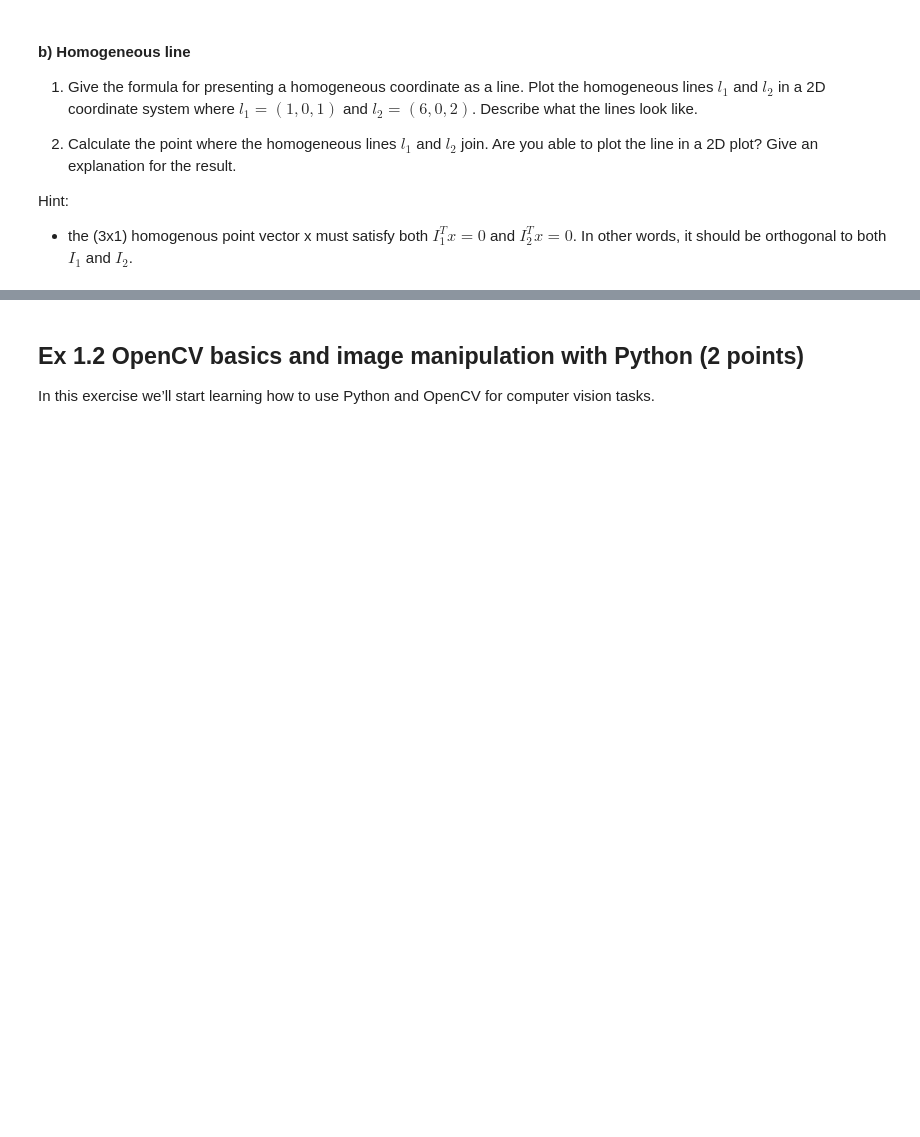
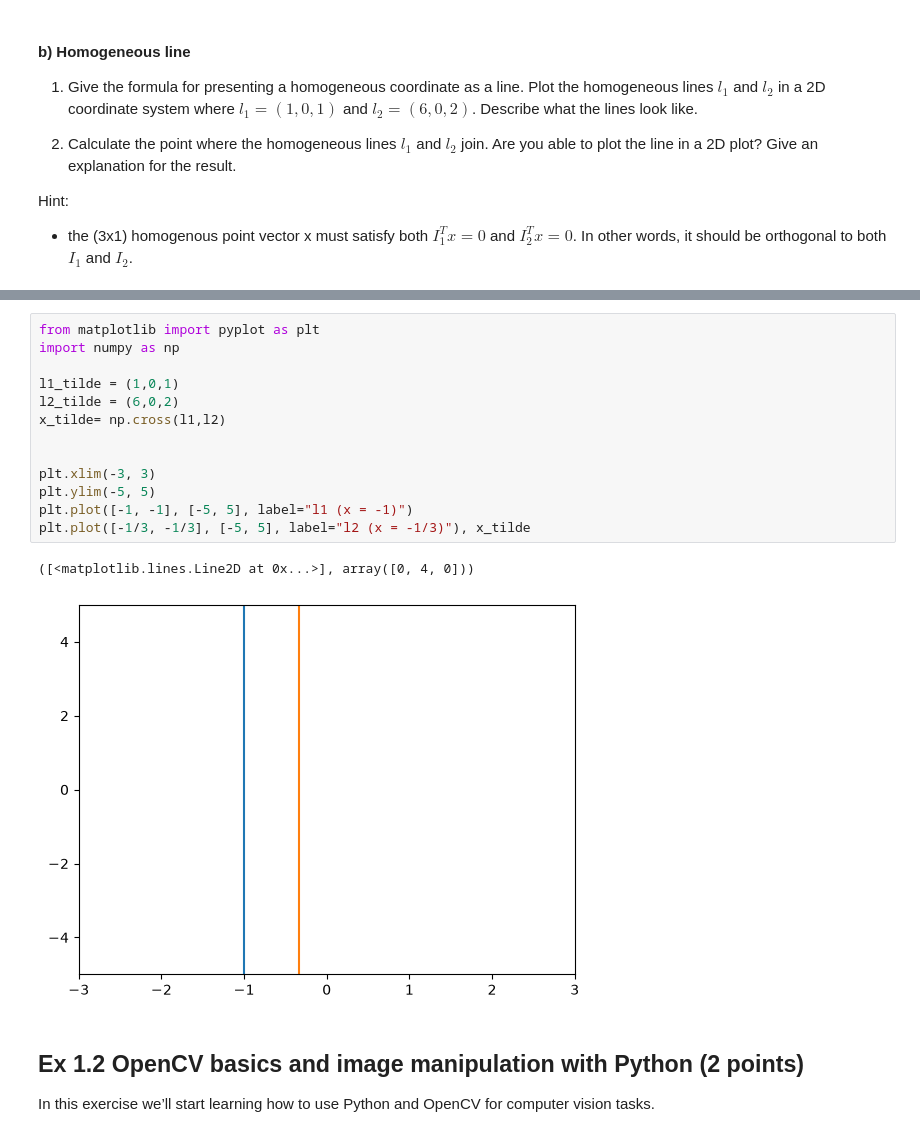
Before and after one commit to SepeZeus/compvis-exercises, a Jupyter notebook: CV-2026-exercises-01.ipynb, the cells around one changed output, grey strips where cells are left out. Cells and saved outputs as stored; diff of their text form; blank space fills up the shorter version.

```diff
--- a/CV-2026-exercises-01.ipynb
+++ b/CV-2026-exercises-01.ipynb
@@ -265,3 +282,19 @@ Hint:
+# %%
+from matplotlib import pyplot as plt
+import numpy as np
+
+l1_tilde = (1,0,1)
+l2_tilde = (6,0,2)
+x_tilde= np.cross(l1,l2)
+
+
+plt.xlim(-3, 3)
+plt.ylim(-5, 5)
+plt.plot([-1, -1], [-5, 5], label="l1 (x = -1)")
+plt.plot([-1/3, -1/3], [-5, 5], label="l2 (x = -1/3)"), x_tilde
+# %% [output]
+([<matplotlib.lines.Line2D at 0x...>], array([0, 4, 0]))
+[figure, added]
 # %% [markdown]
 ## Ex 1.2 OpenCV basics and image manipulation with Python (2 points)
 
```
Also changed, not shown: parts of 1 cell of this notebook.
